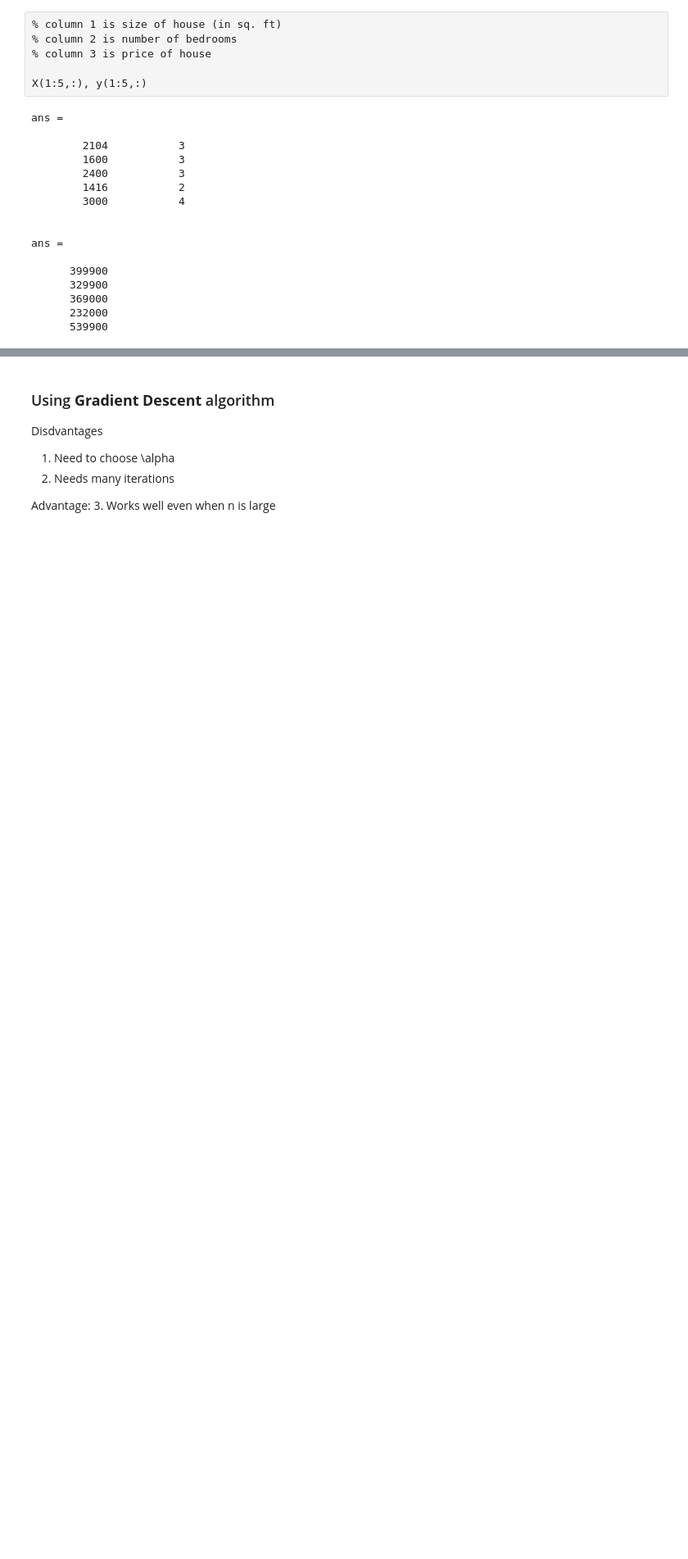
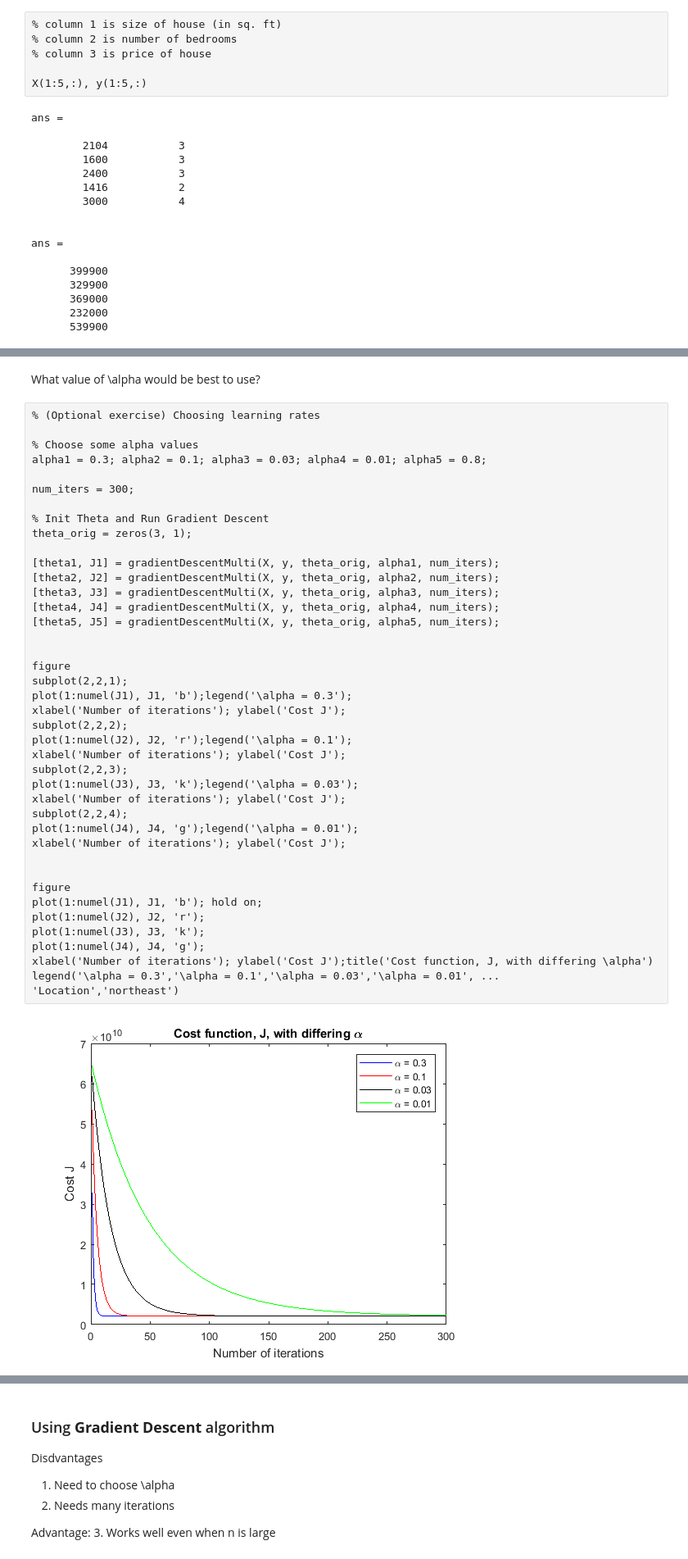
Before and after one commit to jhonsen/machinelearn_NG, a Jupyter notebook: Matlab_track/Exercise1_LinearRegression.ipynb, the cells around one changed output, grey strips where cells are left out. Shown: that part at 82% size. Cells and saved outputs as stored; diff of their text form; blank space fills up the shorter version.

```diff
--- a/Matlab_track/Exercise1_LinearRegression.ipynb
+++ b/Matlab_track/Exercise1_LinearRegression.ipynb
@@ -380,0 +402,45 @@ Program paused. Press enter to continue.
+# %% [markdown]
+What value of \alpha would be best to use?
+# %%
+% (Optional exercise) Choosing learning rates
+
+% Choose some alpha values
+alpha1 = 0.3; alpha2 = 0.1; alpha3 = 0.03; alpha4 = 0.01; alpha5 = 0.8;
+
+num_iters = 300;
+
+% Init Theta and Run Gradient Descent
+theta_orig = zeros(3, 1);
+
+[theta1, J1] = gradientDescentMulti(X, y, theta_orig, alpha1, num_iters);
+[theta2, J2] = gradientDescentMulti(X, y, theta_orig, alpha2, num_iters);
+[theta3, J3] = gradientDescentMulti(X, y, theta_orig, alpha3, num_iters);
+[theta4, J4] = gradientDescentMulti(X, y, theta_orig, alpha4, num_iters);
+[theta5, J5] = gradientDescentMulti(X, y, theta_orig, alpha5, num_iters);
+
+
+figure
+subplot(2,2,1);
+plot(1:numel(J1), J1, 'b');legend('\alpha = 0.3');
+xlabel('Number of iterations'); ylabel('Cost J');
+subplot(2,2,2);
+plot(1:numel(J2), J2, 'r');legend('\alpha = 0.1');
+xlabel('Number of iterations'); ylabel('Cost J');
+subplot(2,2,3);
+plot(1:numel(J3), J3, 'k');legend('\alpha = 0.03');
+xlabel('Number of iterations'); ylabel('Cost J');
+subplot(2,2,4);
+plot(1:numel(J4), J4, 'g');legend('\alpha = 0.01');
+xlabel('Number of iterations'); ylabel('Cost J');
+
+
+figure
+plot(1:numel(J1), J1, 'b'); hold on;
+plot(1:numel(J2), J2, 'r');
+plot(1:numel(J3), J3, 'k');
+plot(1:numel(J4), J4, 'g');
+xlabel('Number of iterations'); ylabel('Cost J');title('Cost function, J, with differing \alpha')
+legend('\alpha = 0.3','\alpha = 0.1','\alpha = 0.03','\alpha = 0.01', ...
+'Location','northeast')
+# %% [output]
+[figure, added]
```
Also changed, not shown: parts of 16 cells of this notebook, 2 other files.
